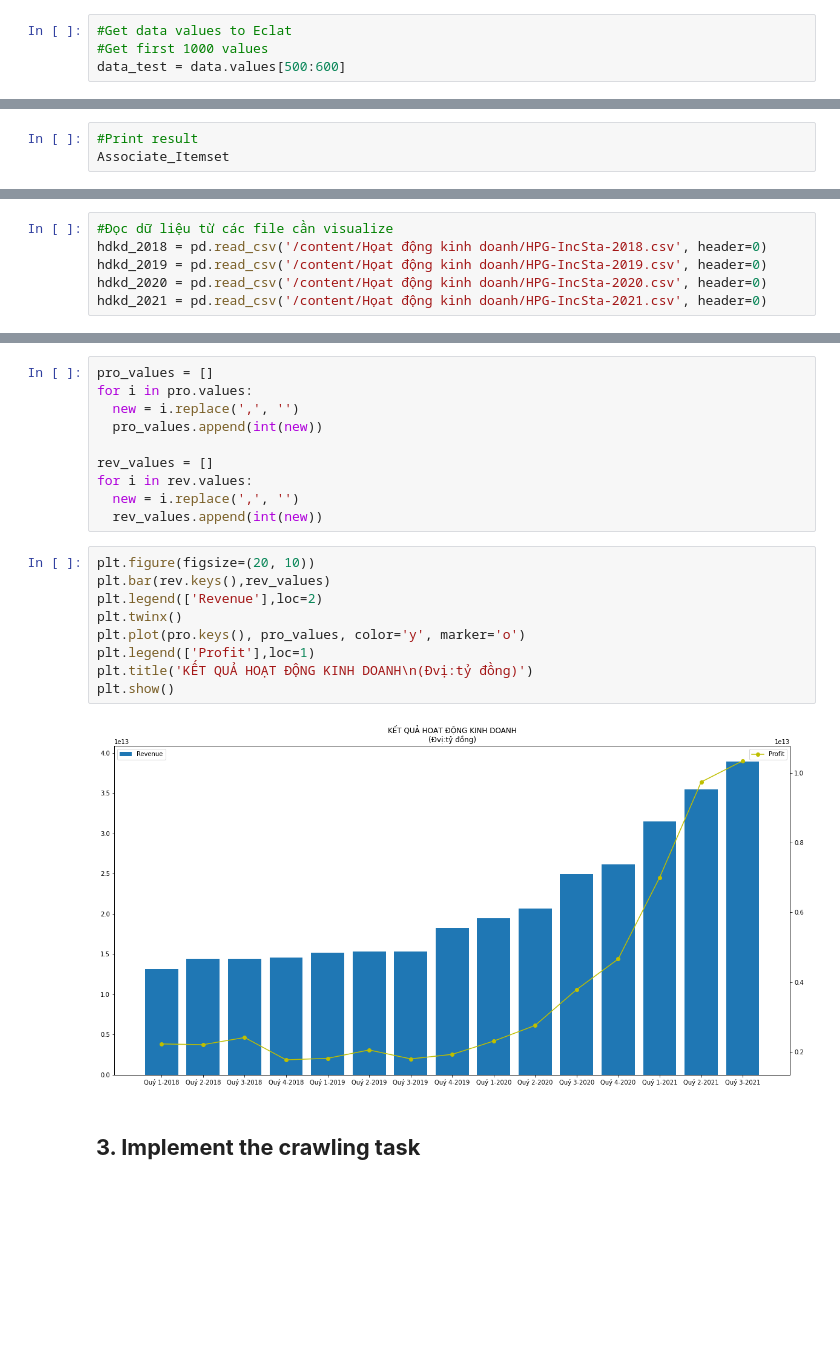
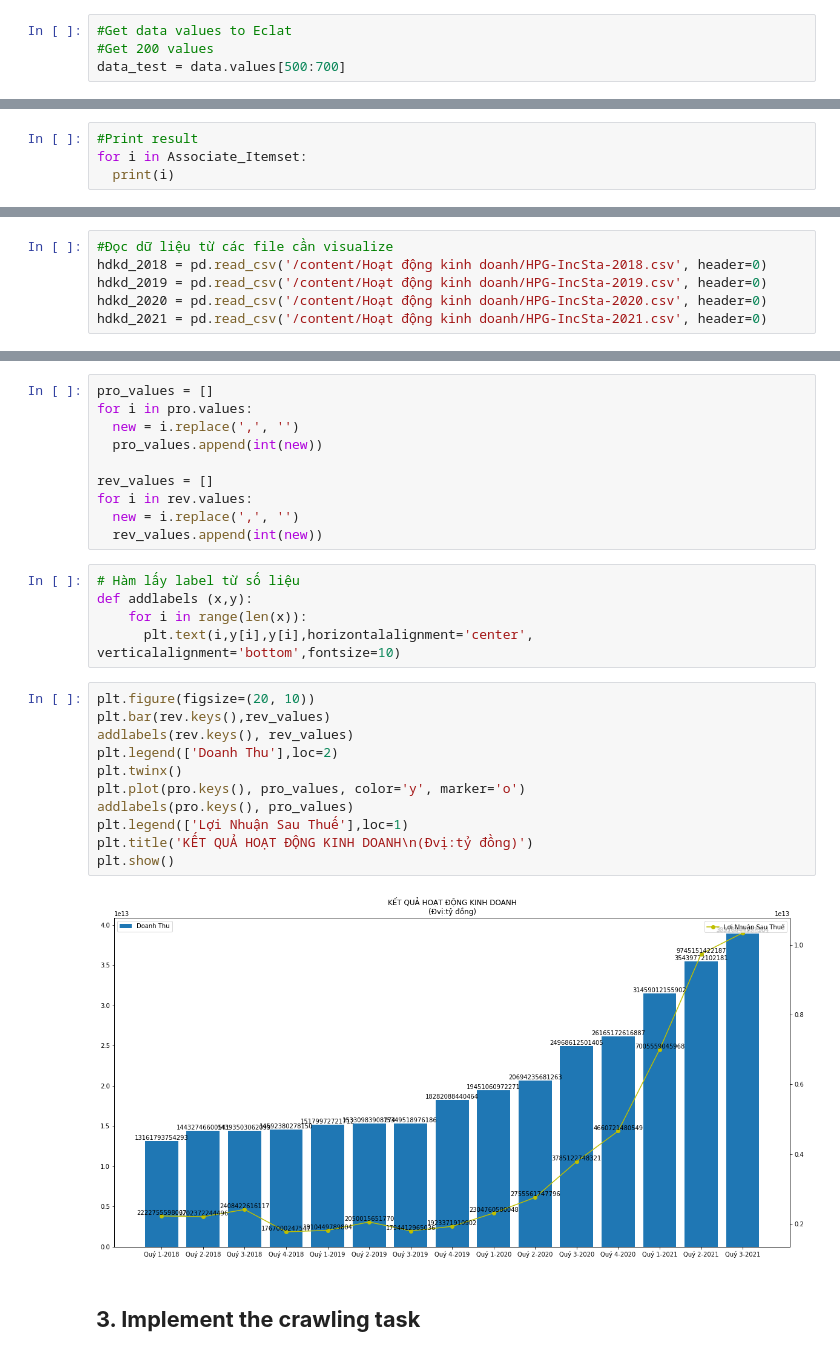
Before and after one commit to sangsinhisme/Data-Mining, a Jupyter notebook: Eclat & Crawl Data Stock.ipynb, the cells around one changed output, grey strips where cells are left out. Cells and saved outputs as stored; diff of their text form; blank space fills up the shorter version.

```diff
--- a/Eclat & Crawl Data Stock.ipynb
+++ b/Eclat & Crawl Data Stock.ipynb
@@ -33,7 +45,7 @@ data.head()
 # %%
 #Get data values to Eclat
-#Get first 1000 values
-data_test = data.values[500:600]
+#Get 200 values
+data_test = data.values[500:700]
 # %%
 #Data shape
 data_test.shape
@@ -117,4 +164,5 @@ minsup = 2 #Initial minsup
 Associate_Itemset = Eclat(P,minsup,F)
 # %%
 #Print result
-Associate_Itemset
+for i in Associate_Itemset:
+  print(i)
@@ -213,7 +276,7 @@ Done!
 ### Visualize
 # %%
 #Đọc dữ liệu từ các file cần visualize
-hdkd_2018 = pd.read_csv('/content/Họat động kinh doanh/HPG-IncSta-2018.csv', header=0)
-hdkd_2019 = pd.read_csv('/content/Họat động kinh doanh/HPG-IncSta-2019.csv', header=0)
-hdkd_2020 = pd.read_csv('/content/Họat động kinh doanh/HPG-IncSta-2020.csv', header=0)
-hdkd_2021 = pd.read_csv('/content/Họat động kinh doanh/HPG-IncSta-2021.csv', header=0)
+hdkd_2018 = pd.read_csv('/content/Hoạt động kinh doanh/HPG-IncSta-2018.csv', header=0)
+hdkd_2019 = pd.read_csv('/content/Hoạt động kinh doanh/HPG-IncSta-2019.csv', header=0)
+hdkd_2020 = pd.read_csv('/content/Hoạt động kinh doanh/HPG-IncSta-2020.csv', header=0)
+hdkd_2021 = pd.read_csv('/content/Hoạt động kinh doanh/HPG-IncSta-2021.csv', header=0)
@@ -250,17 +356,24 @@ rev_values = []
 for i in rev.values:
   new = i.replace(',', '')
   rev_values.append(int(new))
+# %%
+# Hàm lấy label từ số liệu
+def addlabels (x,y):
+    for i in range(len(x)):
+      plt.text(i,y[i],y[i],horizontalalignment='center', verticalalignment='bottom',fontsize=10)
 # %%
 plt.figure(figsize=(20, 10))
 plt.bar(rev.keys(),rev_values)
-plt.legend(['Revenue'],loc=2)
+addlabels(rev.keys(), rev_values)
+plt.legend(['Doanh Thu'],loc=2)
 plt.twinx()
 plt.plot(pro.keys(), pro_values, color='y', marker='o')
-plt.legend(['Profit'],loc=1)
+addlabels(pro.keys(), pro_values)
+plt.legend(['Lợi Nhuận Sau Thuế'],loc=1)
 plt.title('KẾT QUẢ HOẠT ĐỘNG KINH DOANH\n(Đvị:tỷ đồng)')
 plt.show()
 # %% [output]
-[figure, old version]
+[figure, new version]
 # %% [markdown]
 ## **3. Implement the crawling task**
 # %% [markdown]
```
Also changed, not shown: parts of 22 cells of this notebook.
